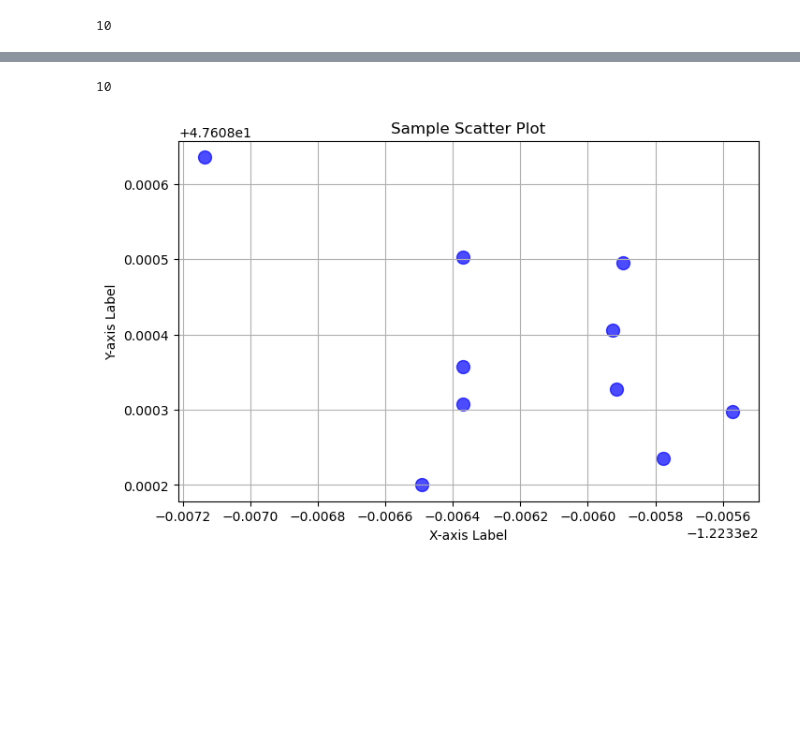
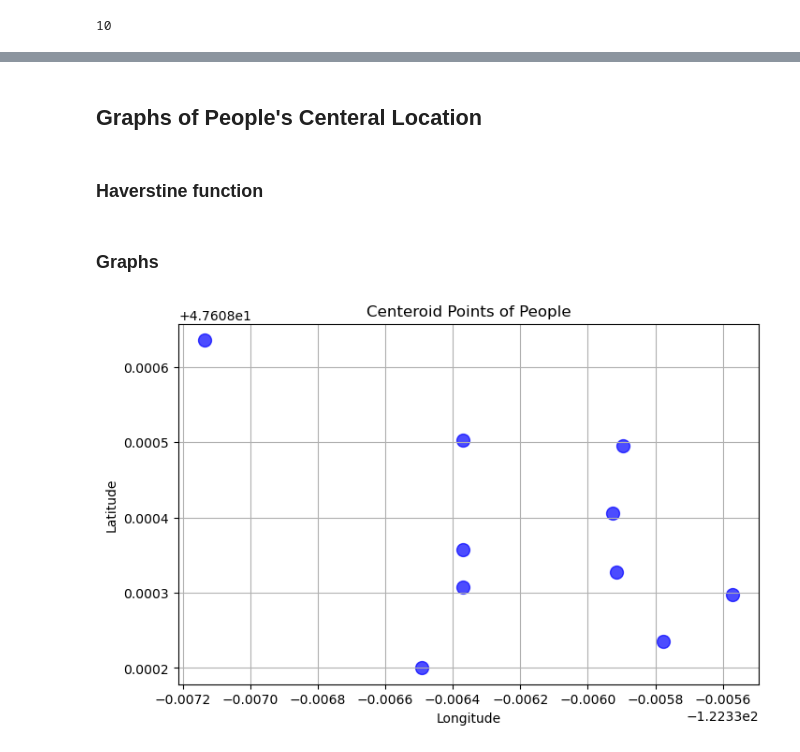
Before and after one commit to Cass-1/detecting-dine-out-patterns, a Jupyter notebook: src/main.ipynb, the cells around one changed output, grey strips where cells are left out. Saved outputs shown, nothing was run; the diff lists cells and outputs as text; code cells hidden in the pictures; blank space fills up the shorter version.

```diff
--- a/src/main.ipynb
+++ b/src/main.ipynb
@@ -80,3 +83,7 @@ I009    526170     526170    526170
+# %% [markdown]
+## Graphs of People's Centeral Location
+# %% [markdown]
+### Haverstine function
 # %%
 # Haversine distance function (Earth radius in kilometers)
 def haversine(lon1, lat1, lon2, lat2):
@@ -87,3 +94,5 @@ def haversine(lon1, lat1, lon2, lat2):
     a = np.sin(dlat/2)**2 + np.cos(lat1) * np.cos(lat2) * np.sin(dlon/2)**2
     c = 2 * np.arcsin(np.sqrt(a))
     return R * c
+# %% [markdown]
+### Graphs
@@ -90,37 +102,17 @@ def haversine(lon1, lat1, lon2, lat2):
 # %%
-# Find which people move a lot
-centroid = movement_data.groupby('id').agg({'longitude': 'mean', 'latitude': 'mean'}).reset_index()
-centroid.columns = ['id', 'centroid_longitude', 'centroid_latitude']
-
-# Step 2: Merge centroid back to the original DataFrame
-merged_df = pd.merge(movement_data, centroid, on='id')
-
-
 # Create scatter plot
-plt.figure(figsize=(8, 5))  # Optional: set figure size
-plt.scatter(centroid['centroid_longitude'], centroid['centroid_latitude'], color='blue', marker='o', s=100, alpha=0.7)
+plt.figure(figsize=(8, 5))
+plt.scatter(centroid['centroid_longitude'], centroid['centroid_latitude'],label='people', color='blue', marker='o', s=100, alpha=0.7)
 
 # Add title and labels
-plt.title('Sample Scatter Plot')
-plt.xlabel('X-axis Label')
-plt.ylabel('Y-axis Label')
+plt.title('Centeroid Points of People')
+plt.xlabel('Longitude')
+plt.ylabel('Latitude')
 
 # Show grid
 plt.grid(True)
 
 # Display the plot
 plt.show()
-
-# Step 3: Calculate the distance from each movement to the centroid
-# merged_df['distance_from_centroid'] = merged_df.apply(
-#     lambda row: haversine(
-#         row['longitude'],
-#         row['latitude'],
-#         row['centroid_longitude'],
-#         row['centroid_latitude']
-#     ),
-#     axis=1
-# )
 # %% [output]
-10
-[figure, old version]
+[figure, new version]
```
Also changed, not shown: parts of 12 cells of this notebook.
